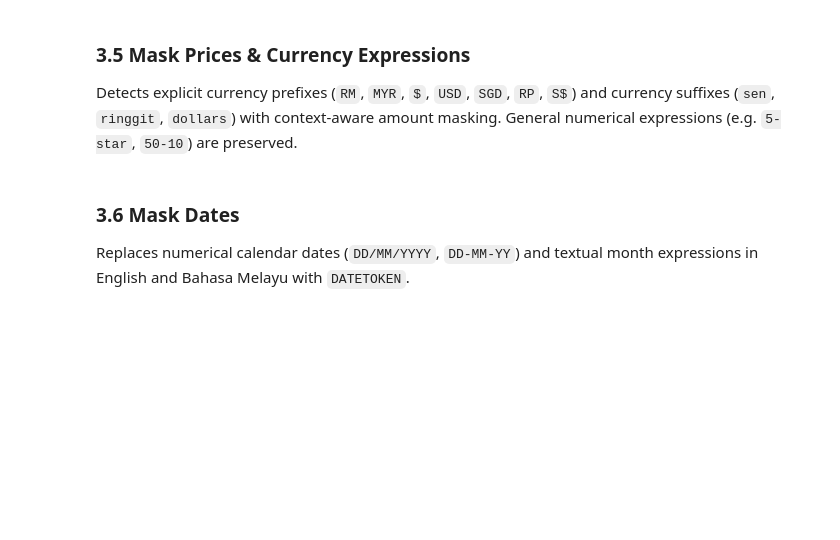
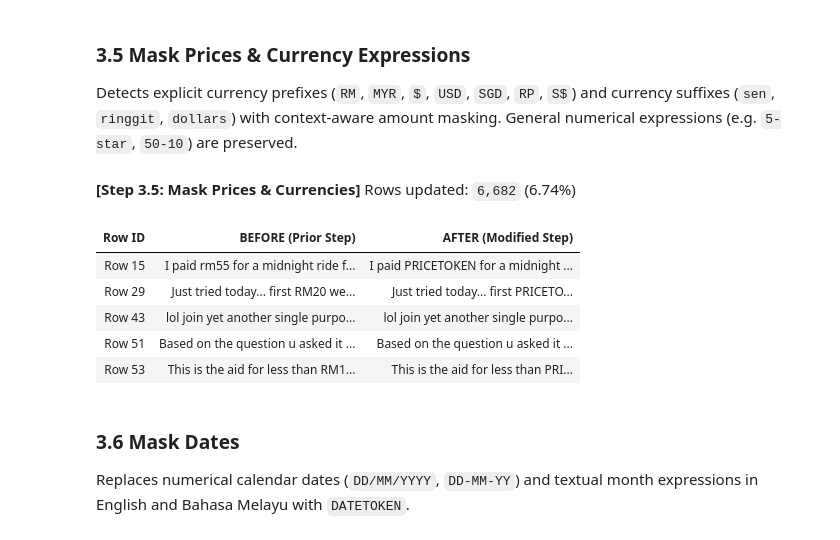
Before and after one commit to wjnotl/online-forum-communicative-intent-classification, a Jupyter notebook: intent classification.ipynb, the cells around one changed output. Saved outputs shown, nothing was run; the diff lists cells and outputs as text; code cells hidden in the pictures; blank space fills up the shorter version.

Commit message:
edit price with dash, edit demoji remove underscore

```diff
--- a/intent classification.ipynb
+++ b/intent classification.ipynb
@@ -536,34 +673,42 @@ Detects explicit currency prefixes (`RM`, `MYR`, `$`, `USD`, `SGD`, `RP`, `S$`)
 # %%
 CURRENCY_PREFIX = r'(?:RM|rm|MYR|myr|USD|usd|SGD|sgd|AUD|aud|RP|Rp|S\$|\$)'
 CURRENCY_SUFFIX = r'(?:sen|cents?|ringgit|dollars?|myr|rm|usd|sgd|aud|rp)'
 
 PRICE_REGEX = re.compile(
     rf'(?:'
-    rf'\b{CURRENCY_PREFIX}\s*\d+(?:[\.,]\d+)?(?:\s*k\b)?|'
-    rf'\b\d+(?:[\.,]\d+)?\s*{CURRENCY_SUFFIX}\b'
+    rf'\b{CURRENCY_PREFIX}\s*\d+(?:[\.,]\d+)?(?:\s*k\b)?(?:\s*(?:[-–~]|to)\s*(?:{CURRENCY_PREFIX}\s*)?\d+(?:[\.,]\d+)?(?:\s*k\b)?)?|'
+    rf'\b\d+(?:[\.,]\d+)?(?:\s*k\b)?(?:\s*(?:[-–~]|to)\s*\d+(?:[\.,]\d+)?(?:\s*k\b)?)?\s*{CURRENCY_SUFFIX}\b'
     rf')',
     re.IGNORECASE
 )
 
 # Explicit monetary context for numbers with 'k' (e.g. 'price 7k', 'budget 10k', 'salary 5k')
 MONETARY_K_REGEX = re.compile(
     r'\b(?:price|cost|budget|salary|gaji|deposit|refund|discount)\s*(?:is|of|around|about)?\s*(\d+(?:\.\d+)?)\s*k\b',
     re.IGNORECASE
 )
 
 def mask_prices(text):
     if not isinstance(text, str):
         return ""
     if not text.strip():
         return text
     text = PRICE_REGEX.sub(' PRICETOKEN ', text)
     text = MONETARY_K_REGEX.sub(' PRICETOKEN ', text)
     return text
 
 # Apply Step 3.5
 prev_step = df['clean_text'].copy()
 df['clean_text'] = df['clean_text'].apply(mask_prices)
 show_step_diff(prev_step, df['clean_text'], "Step 3.5: Mask Prices & Currencies")
+# %% [output]
+**[Step 3.5: Mask Prices & Currencies]** Rows updated: `6,682` (6.74%)
+| Row ID | BEFORE (Prior Step) | AFTER (Modified Step) |
+| Row 15 | I paid rm55 for a midnight ride f... | I paid PRICETOKEN for a midnight ... |
+| Row 29 | Just tried today... first RM20 we... | Just tried today... first PRICETO... |
+| Row 43 | lol join yet another single purpo... | lol join yet another single purpo... |
+| Row 51 | Based on the question u asked it ... | Based on the question u asked it ... |
+| Row 53 | This is the aid for less than RM1... | This is the aid for less than PRI... |
 # %% [markdown]
 ### 3.6 Mask Dates
 Replaces numerical calendar dates (`DD/MM/YYYY`, `DD-MM-YY`) and textual month expressions in English and Bahasa Melayu with `DATETOKEN`.
```
Also changed, not shown: parts of 30 cells of this notebook.
